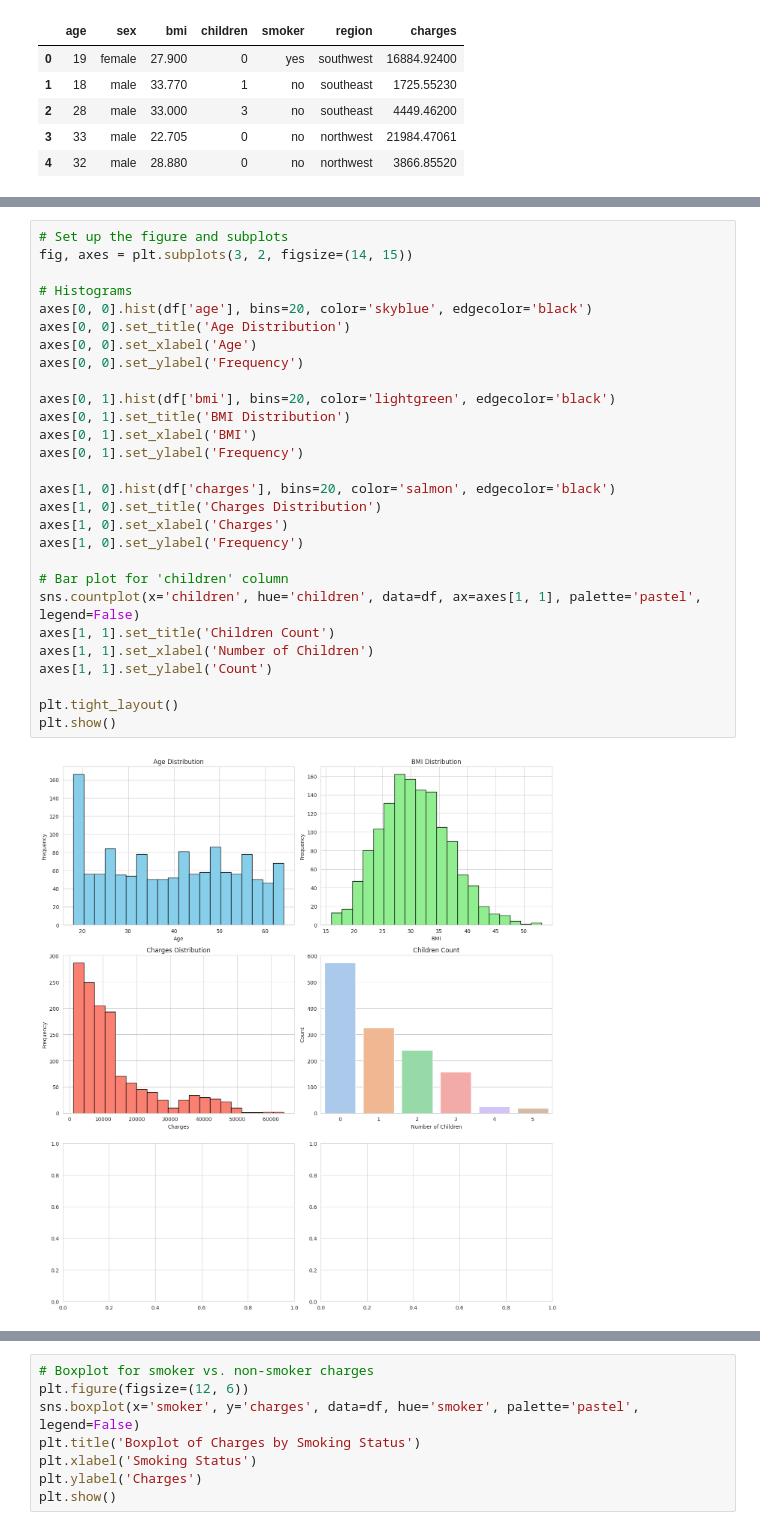
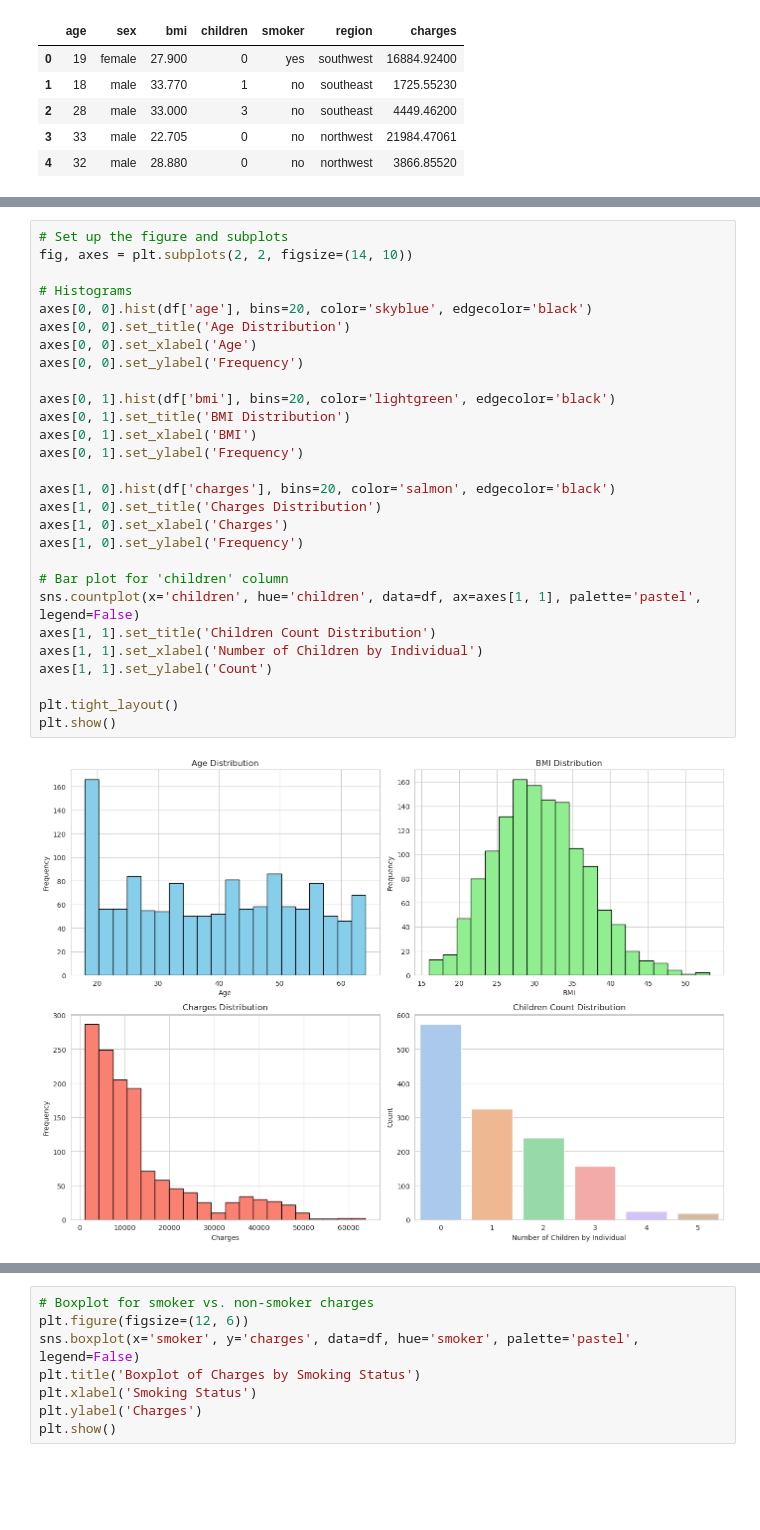
Before and after one commit to DO-2K23-26/mdn_math_insurance, a Jupyter notebook: insurance.ipynb, the cells around one changed output, grey strips where cells are left out. Cells and saved outputs as stored; diff of their text form; blank space fills up the shorter version.

```diff
--- a/insurance.ipynb
+++ b/insurance.ipynb
@@ -37,33 +63,33 @@ Analyzing the distribution of variables like `age`, `bmi`, `charges`, and `child
 # %%
 # Set up the figure and subplots
-fig, axes = plt.subplots(3, 2, figsize=(14, 15))
+fig, axes = plt.subplots(2, 2, figsize=(14, 10))
 
 # Histograms
 axes[0, 0].hist(df['age'], bins=20, color='skyblue', edgecolor='black')
 axes[0, 0].set_title('Age Distribution')
 axes[0, 0].set_xlabel('Age')
 axes[0, 0].set_ylabel('Frequency')
 
 axes[0, 1].hist(df['bmi'], bins=20, color='lightgreen', edgecolor='black')
 axes[0, 1].set_title('BMI Distribution')
 axes[0, 1].set_xlabel('BMI')
 axes[0, 1].set_ylabel('Frequency')
 
 axes[1, 0].hist(df['charges'], bins=20, color='salmon', edgecolor='black')
 axes[1, 0].set_title('Charges Distribution')
 axes[1, 0].set_xlabel('Charges')
 axes[1, 0].set_ylabel('Frequency')
 
 # Bar plot for 'children' column
 sns.countplot(x='children', hue='children', data=df, ax=axes[1, 1], palette='pastel', legend=False)
-axes[1, 1].set_title('Children Count')
-axes[1, 1].set_xlabel('Number of Children')
+axes[1, 1].set_title('Children Count Distribution')
+axes[1, 1].set_xlabel('Number of Children by Individual')
 axes[1, 1].set_ylabel('Count')
 
 plt.tight_layout()
 plt.show()
 # %% [output]
-[figure, old version]
+[figure, new version]
 # %% [markdown]
 
 ### 2. Relationship Between Smoking and Insurance Charges
```
Also changed, not shown: parts of 25 cells of this notebook.
